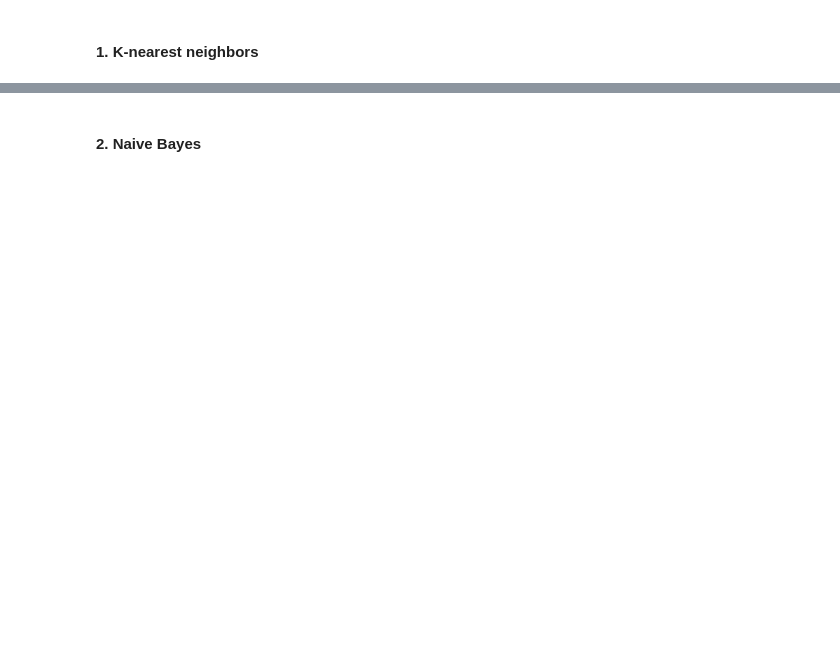
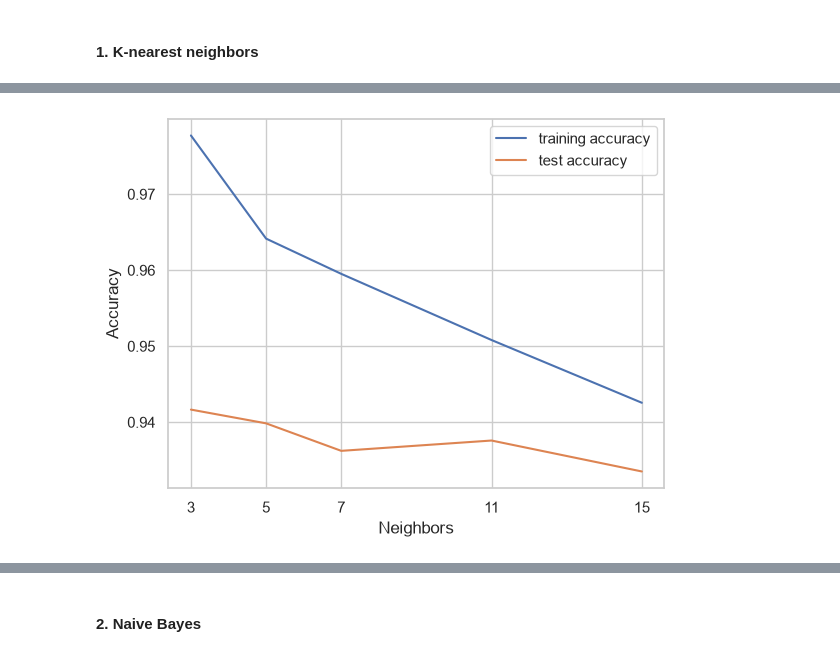
Before and after one commit to walidwithou/Secure_web_assistant, a Jupyter notebook: backend/app/model/training.ipynb, the cells around one changed output, grey strips where cells are left out. Saved outputs shown, nothing was run; the diff lists cells and outputs as text; code cells hidden in the pictures; blank space fills up the shorter version.

```diff
--- a/backend/app/model/training.ipynb
+++ b/backend/app/model/training.ipynb
@@ -151,5 +275,22 @@ X_train.shape, y_train.shape, X_test.shape, y_test.shape
 from sklearn.neighbors import KNeighborsClassifier
 # %%
 # INITIALISATION / TRAINING
+
+def construct_knn(neighbors):
+    knn = KNeighborsClassifier(n_neighbors=neighbors)
+    knn.fit(x_train,y_train)
+    return knn
 # %%
 # PREDICTION
+def knn_predict(knn , x_predict):
+    y_pred = knn.predict(x_predict)
+    return {"neighbors":knn.n_neighbors,"prediction":y_pred}
+# %%
+# Testing different values of n_neighbors
+knns_train = {}
+knns_test = {}
+neighbors= [3,5,7,11,15]
+
+for n in neighbors:
+    knns_train[n]= knn_predict(construct_knn(n),x_train)
+    knns_test[n] = knn_predict(construct_knn(n) , x_test)
@@ -159,0 +354,4 @@ from sklearn.neighbors import KNeighborsClassifier
+# %%
+cmp_train_test(knns_train_results , knns_test_results , "Neighbors" , neighbors)
+# %% [output]
+[figure, added]
```
Also changed, not shown: parts of 87 cells of this notebook, 2 other files.
